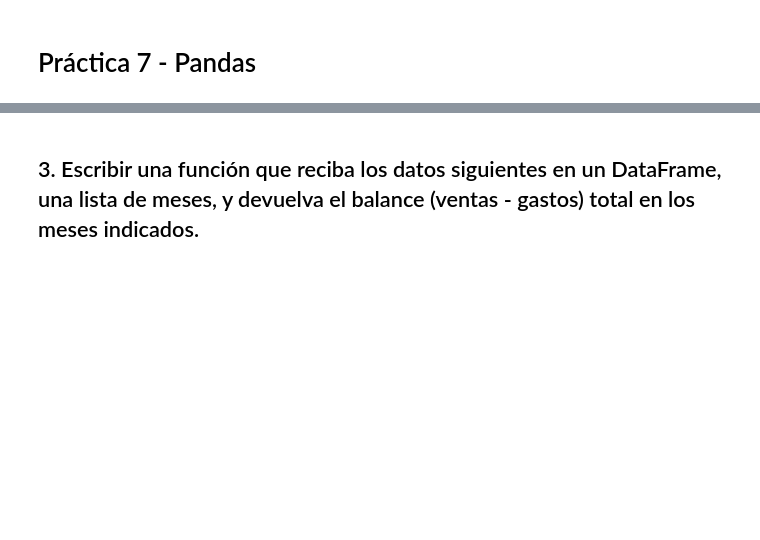
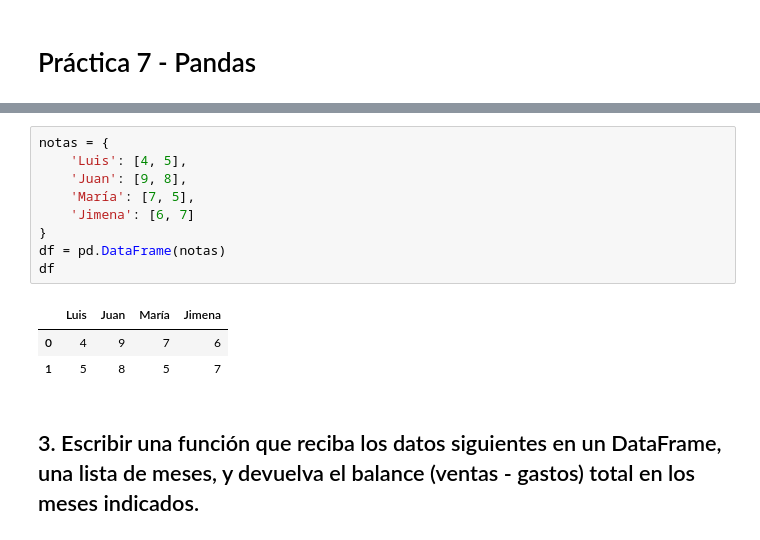
Before and after one commit to femaffi13/Python, a Jupyter notebook: Matemática III/7-Pandas.ipynb, the cells around one changed output, grey strips where cells are left out. Cells and saved outputs as stored; diff of their text form; blank space fills up the shorter version.

```diff
--- a/Matemática III/7-Pandas.ipynb
+++ b/Matemática III/7-Pandas.ipynb
@@ -9,3 +8,16 @@ import datetime
+# %%
+notas = {
+    'Luis': [4, 5],
+    'Juan': [9, 8],
+    'María': [7, 5],
+    'Jimena': [6, 7]
+}
+df = pd.DataFrame(notas)
+df
+# %% [output]
+|  | Luis | Juan | María | Jimena |
+| 0 | 4 | 9 | 7 | 6 |
+| 1 | 5 | 8 | 5 | 7 |
 # %% [markdown]
 ## 3. Escribir una función que reciba los datos siguientes en un DataFrame, una lista de meses, y devuelva el balance (ventas - gastos) total en los meses indicados.
 # %%
```
Also changed, not shown: parts of 14 cells of this notebook, 1 other file.
